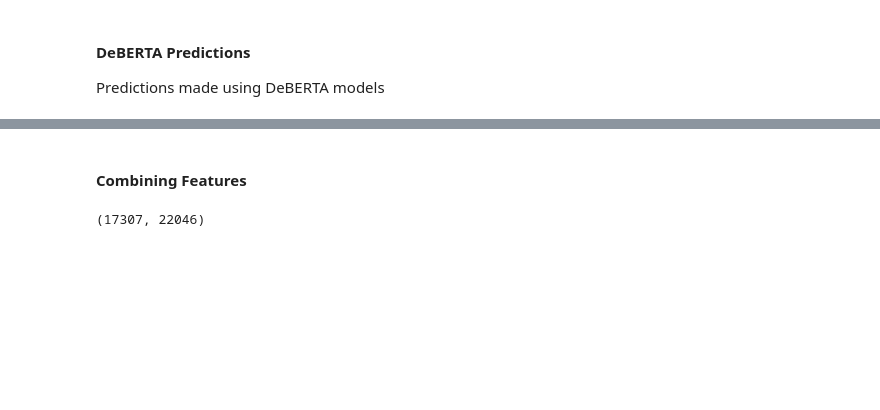
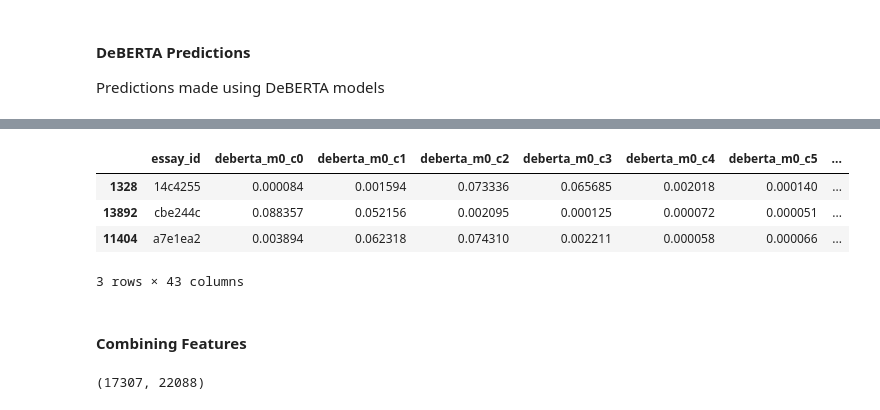
Before and after one commit to Shakleen/Kaggle-Automated-Essay-Scoring, a Jupyter notebook: notebooks/lgbm/data_prep.ipynb, the cells around one changed output, grey strips where cells are left out. Drawn from its saved outputs; the diff is of its cells as text; code cells hidden in the pictures; blank space fills up the shorter version.

```diff
--- a/notebooks/lgbm/data_prep.ipynb
+++ b/notebooks/lgbm/data_prep.ipynb
@@ -215,0 +220,7 @@ Predictions made using DeBERTA models
+# %%
+root_model_path = "output/microsoft/deberta-v3-large"
+model_paths = {
+    os.path.join(root_model_path, f"microsoft_deberta-v3-large_fold_{f}_best.pth"): 1 / config.n_folds
+    for f in range(config.n_folds)
+}
+model_paths
@@ -215,0 +235,15 @@ Predictions made using DeBERTA models
+# %%
+device = torch.device('cuda' if torch.cuda.is_available() else 'cpu')
+# %%
+df = sliding_window(train_df.copy(deep=True), tokenizer)
+# %%
+deberta_features = ensemble_inference(
+    df,
+    tokenizer,
+    model_paths,
+    device,
+    logits=True,
+    overall=True,
+    model_wise_reduction=False,
+)
+deberta_features.shape
@@ -216,2 +259,8 @@ Predictions made using DeBERTA models
 # %%
-# deberta_features.sample(3)
+deberta_features.sample(3)
+# %% [output]
+|  | essay_id | deberta_m0_c0 | deberta_m0_c1 | deberta_m0_c2 | deberta_m0_c3 | deberta_m0_c4 | deberta_m0_c5 | ... |
+| 1328 | 14c4255 | 0.000084 | 0.001594 | 0.073336 | 0.065685 | 0.002018 | 0.000140 | ... |
+| 13892 | cbe244c | 0.088357 | 0.052156 | 0.002095 | 0.000125 | 0.000072 | 0.000051 | ... |
+| 11404 | a7e1ea2 | 0.003894 | 0.062318 | 0.074310 | 0.002211 | 0.000058 | 0.000066 | ... |
+3 rows × 43 columns
@@ -218,16 +269,15 @@ Predictions made using DeBERTA models
 # %% [markdown]
 #### Combining Features
 # %%
-all_features = paragraph_features.copy()
+all_features = deberta_features.copy(deep=True)
 
-# Merge using essay_id column
-for feature_df in [sentence_features, word_features, tfidf_features, count_features]:
+for feature_df in [paragraph_features, sentence_features, word_features, tfidf_features, count_features]:
     all_features = pd.merge(all_features, feature_df, on="essay_id")
 
 all_features = pd.merge(all_features, train_df[["essay_id", "score"]], on="essay_id")
 all_features.shape
 # %% [output]
-(17307, 22046)
+(17307, 22088)
 # %%
 assert all_features.essay_id.unique().shape == train_df.essay_id.unique().shape
 # %%
```
Also changed, not shown: parts of 7 cells of this notebook, 9 other files.
